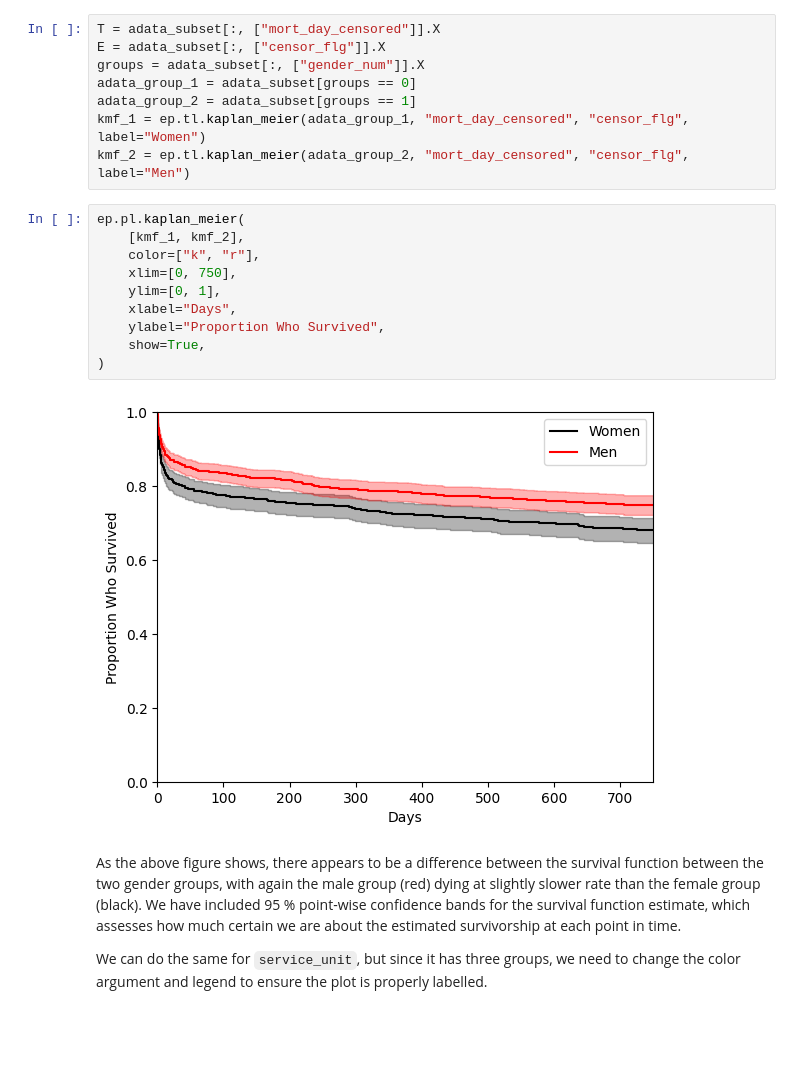
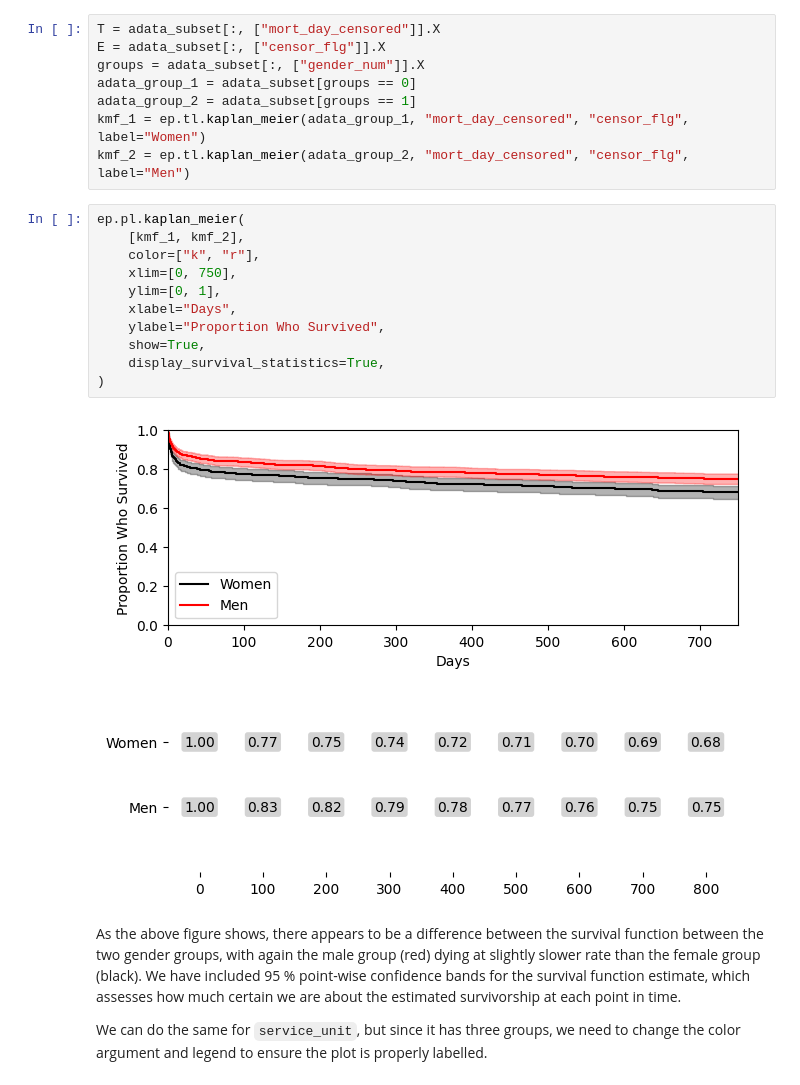
Before and after one commit to theislab/ehrapy-tutorials, a Jupyter notebook: mimic_2_survival_analysis.ipynb, the cells around one changed output. Cells and saved outputs as stored; diff of their text form; blank space fills up the shorter version.

Commit message:
display kaplan_meier

```diff
--- a/mimic_2_survival_analysis.ipynb
+++ b/mimic_2_survival_analysis.ipynb
@@ -693,15 +675,16 @@ kmf_2 = ep.tl.kaplan_meier(adata_group_2, "mort_day_censored", "censor_flg", lab
 # %%
 ep.pl.kaplan_meier(
     [kmf_1, kmf_2],
     color=["k", "r"],
     xlim=[0, 750],
     ylim=[0, 1],
     xlabel="Days",
     ylabel="Proportion Who Survived",
     show=True,
+    display_survival_statistics=True,
 )
 # %% [output]
-[figure, old version]
+[figure, new version]
 # %% [markdown]
 As the above figure shows, there appears to be a difference between the survival function between the two gender groups, with again the male group (red) dying at slightly slower rate than the female group (black). We have included 95 % point-wise confidence bands for the survival function estimate, which assesses how much certain we are about the estimated survivorship at each point in time.
 
```
Also changed, not shown: parts of 11 cells of this notebook.
